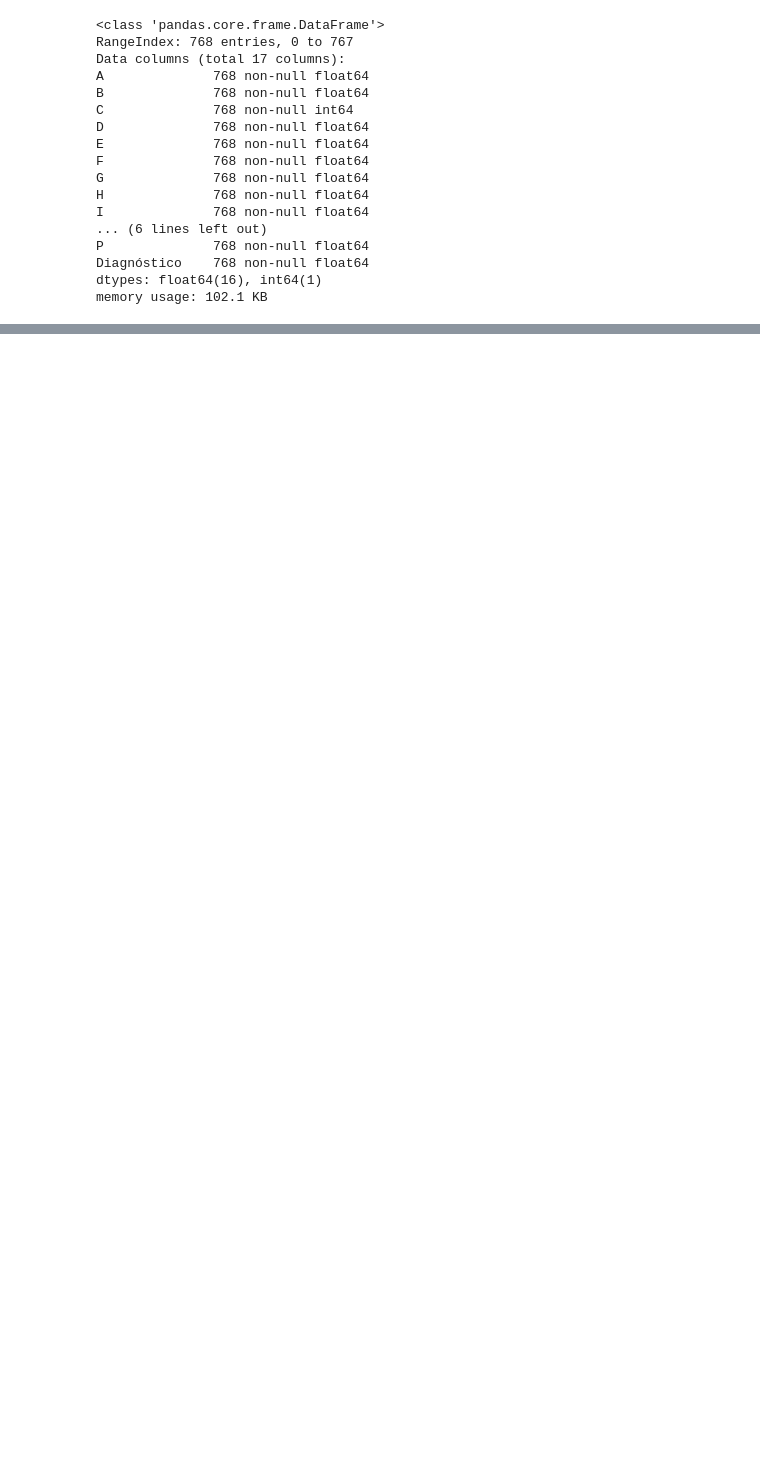
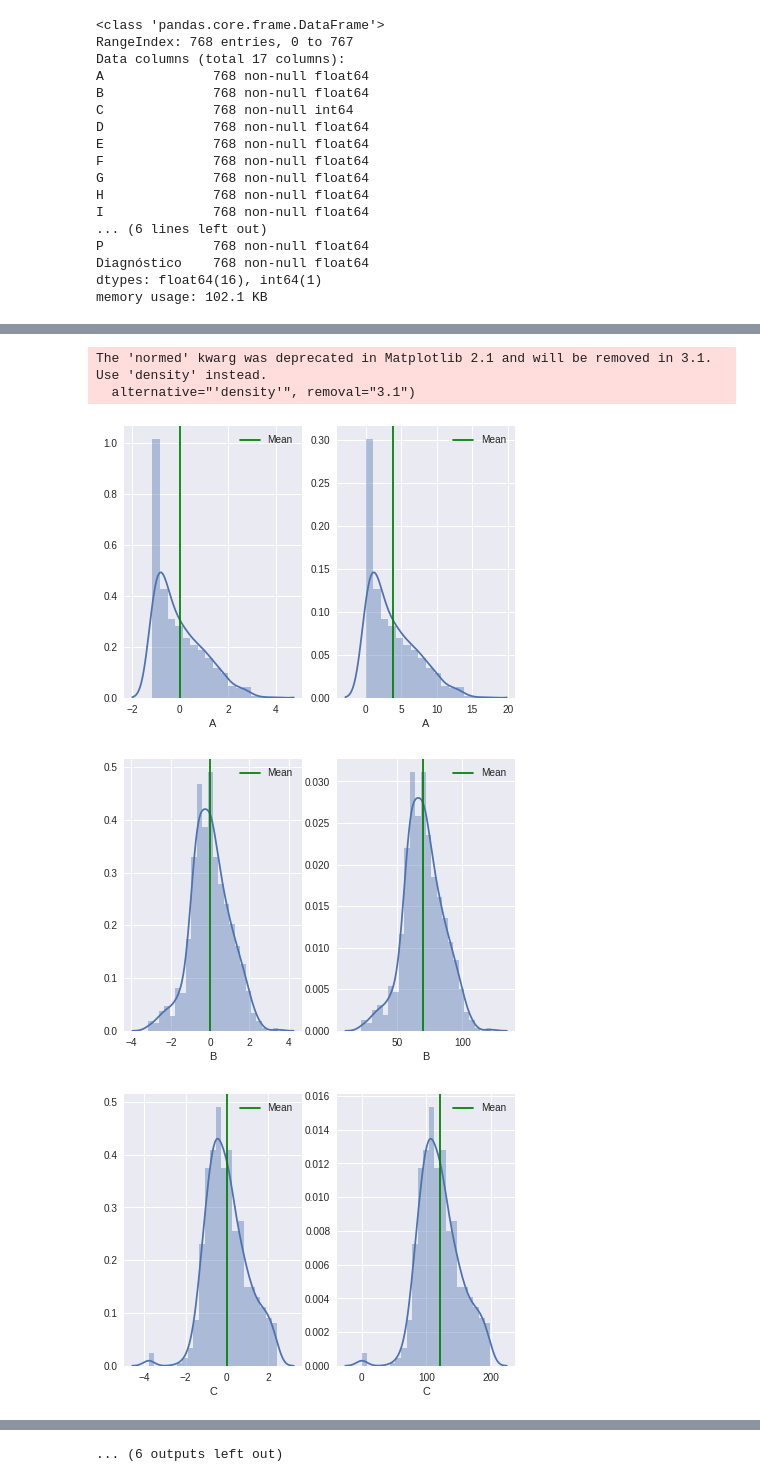
Before and after one commit to carvalheirafc/deep_learning_stuff, a Jupyter notebook: diabetes_stats_analysis.ipynb, the cells around one changed output, grey strips where cells are left out. Drawn from its saved outputs; the diff is of its cells as text; code cells hidden in the pictures; blank space fills up the shorter version.

```diff
--- a/diabetes_stats_analysis.ipynb
+++ b/diabetes_stats_analysis.ipynb
@@ -31,11 +31,3 @@ P              768 non-null float64
 Diagnóstico    768 non-null float64
 dtypes: float64(16), int64(1)
 memory usage: 102.1 KB
-# %%
-for column in diabetes.columns:
-  fig, ax = plt.subplots(figsize=(5,5))
-  ax = sns.distplot(diabetes[column])
-  ax.axvline(diabetes[column].mean(), color='g', label='Mean')
-  ax.legend()
-  plt.title('Variance of variable: '+column)
-  plt.show()
@@ -66,3 +43,23 @@ diabetes_norm.head()
 | 2 | 1.233880 | 0.810475 | 1.943724 | -0.263941 | -1.288212 | -0.692891 | -1.103255 | -1.409734 | -1.269957 | 0.685675 | 1.351162 | ... |
 | 3 | -0.844885 | -0.723188 | -0.998208 | -0.160546 | 0.154533 | 0.123302 | -0.494043 | 1.521230 | 1.403087 | -0.819752 | -0.993376 | ... |
 | 4 | -1.141852 | 0.032530 | 0.504055 | -1.504687 | 0.907270 | 0.765836 | 1.409746 | 1.843314 | 1.662966 | 5.503039 | -0.055561 | ... |
+# %%
+for column in diabetes_norm.columns:
+  fig, ax = plt.subplots(1,2, figsize=(7,5))
+
+  ax_norm = sns.distplot(diabetes_norm[column], ax=ax[0])
+  ax_norm.axvline(diabetes_norm[column].mean(), color='g', label='Mean')
+  ax_norm.legend()
+
+  ax1 = sns.distplot(diabetes[column], ax=ax[1])
+  ax1.axvline(diabetes[column].mean(), color='g', label='Mean')
+  ax1.legend()
+
+
+  plt.show()
+# %% [output]
+The 'normed' kwarg was deprecated in Matplotlib 2.1 and will be removed in 3.1. Use 'density' instead.
+  alternative="'density'", removal="3.1")
+[figure, added]
+[figure, added]
+[figure, added]
@@ -68,0 +74 @@ diabetes_norm.head()
+... (6 outputs left out)
```
Also changed, not shown: parts of 2 cells of this notebook.
